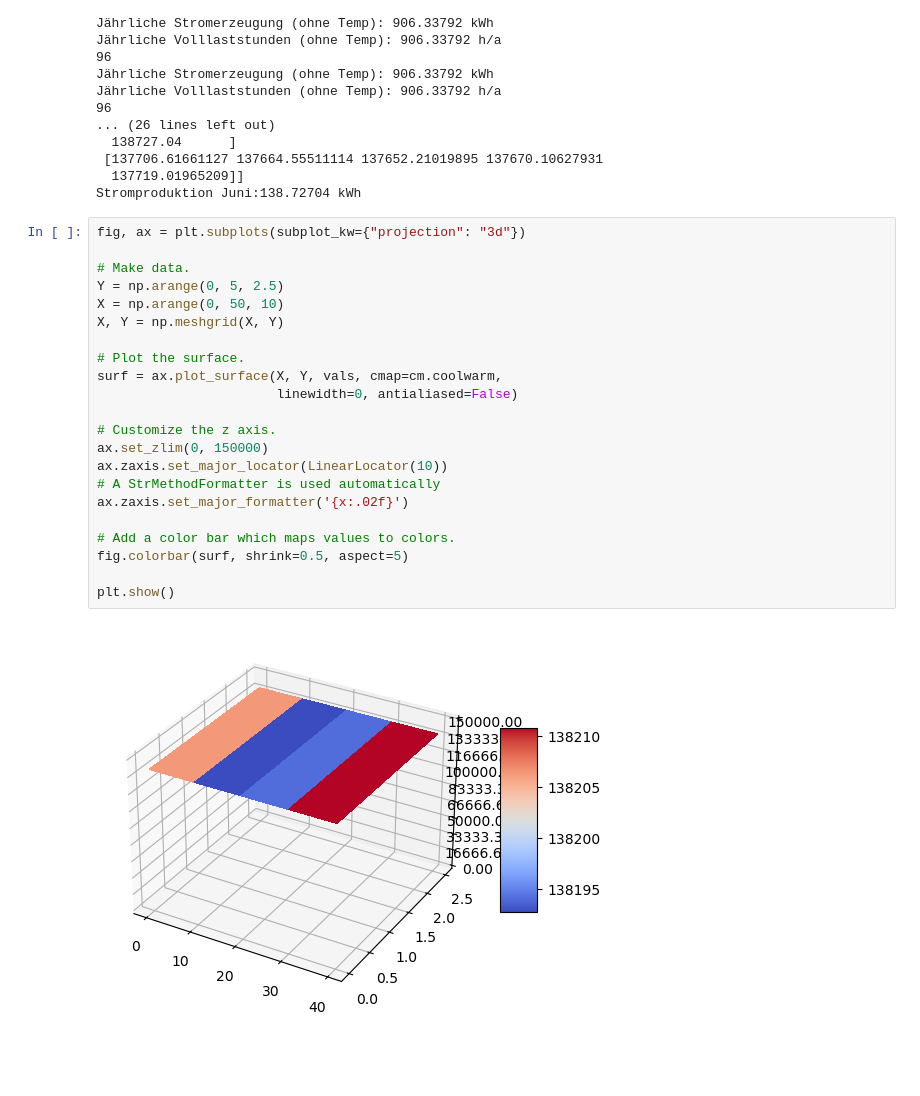
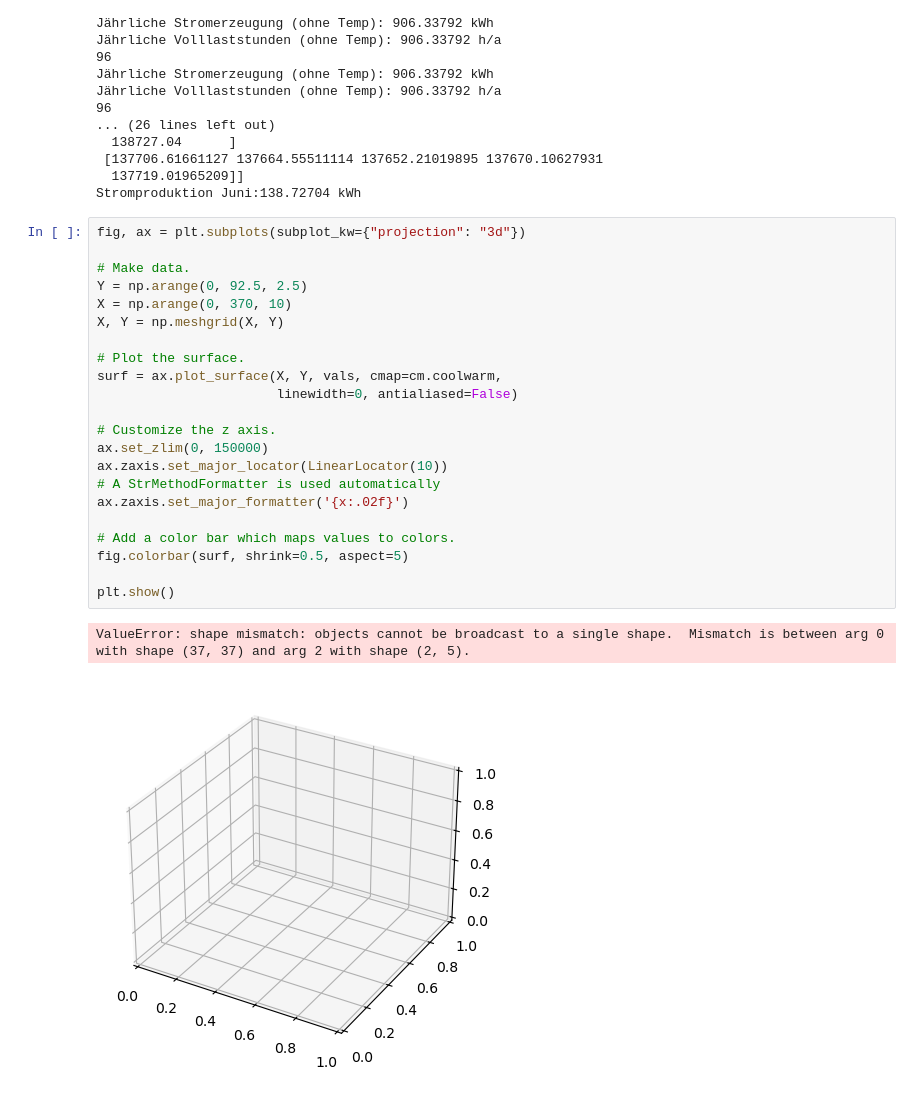
Before and after one commit to AhmedAkhi/1.UE_FV, a Jupyter notebook: UE1_Gruppe2.ipynb, the cells around one changed output. Cells and saved outputs as stored; diff of their text form; blank space fills up the shorter version.

```diff
--- a/UE1_Gruppe2.ipynb
+++ b/UE1_Gruppe2.ipynb
@@ -499,24 +499,25 @@ Stromproduktion Juni:138.72704 kWh
 # %%
 fig, ax = plt.subplots(subplot_kw={"projection": "3d"})
 
 # Make data.
-Y = np.arange(0, 5, 2.5)
-X = np.arange(0, 50, 10)
+Y = np.arange(0, 92.5, 2.5)
+X = np.arange(0, 370, 10)
 X, Y = np.meshgrid(X, Y)
 
 # Plot the surface.
 surf = ax.plot_surface(X, Y, vals, cmap=cm.coolwarm,
                        linewidth=0, antialiased=False)
 
 # Customize the z axis.
 ax.set_zlim(0, 150000)
 ax.zaxis.set_major_locator(LinearLocator(10))
 # A StrMethodFormatter is used automatically
 ax.zaxis.set_major_formatter('{x:.02f}')
 
 # Add a color bar which maps values to colors.
 fig.colorbar(surf, shrink=0.5, aspect=5)
 
 plt.show()
 # %% [output]
+ValueError: shape mismatch: objects cannot be broadcast to a single shape.  Mismatch is between arg 0 with shape (37, 37) and arg 2 with shape (2, 5).
-[figure, old version]
+[figure, new version]
```
